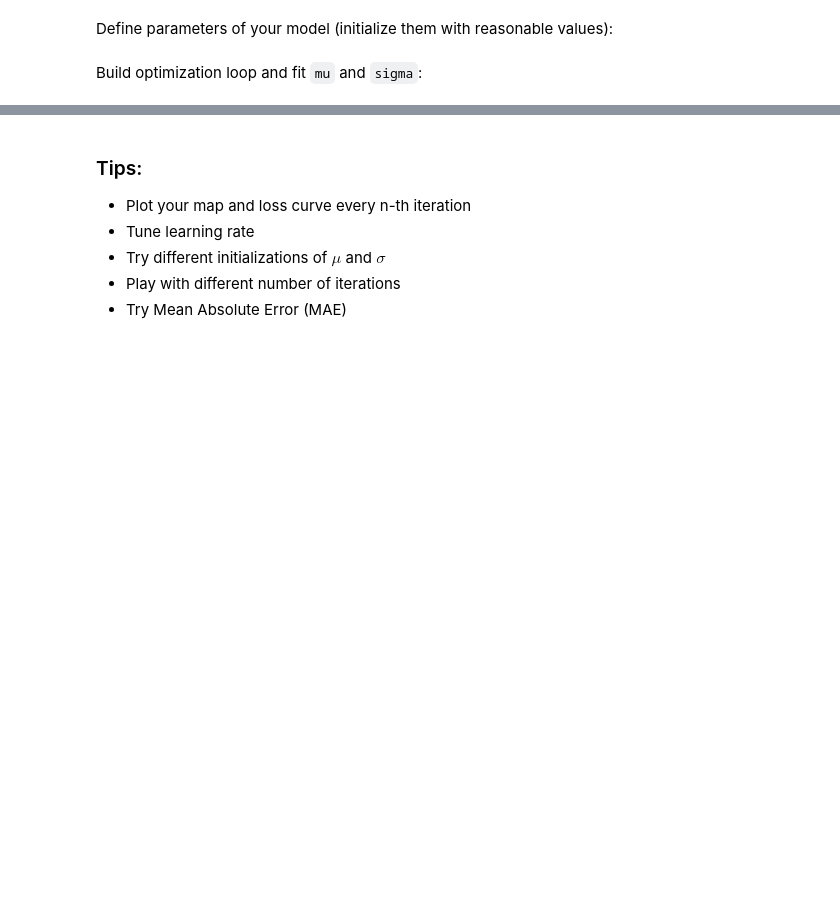
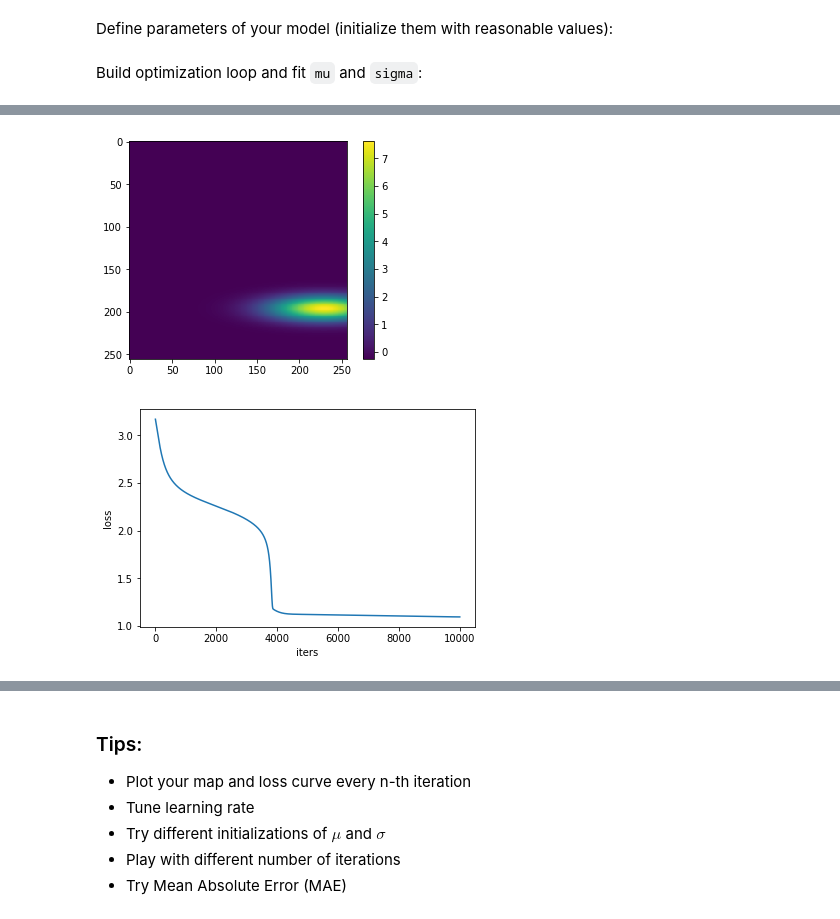
Before and after one commit to ivkonst/learning-deep-learning, a Jupyter notebook: 01_intro/seminar_pytorch_vs_numpy.ipynb, the cells around one changed output, grey strips where cells are left out. Cells and saved outputs as stored; diff of their text form; code cells hidden in the pictures; blank space fills up the shorter version.

```diff
--- a/01_intro/seminar_pytorch_vs_numpy.ipynb
+++ b/01_intro/seminar_pytorch_vs_numpy.ipynb
@@ -656,2 +643,6 @@ sigma = # your code here
+# %%
+mu = torch.tensor([128., 128.], requires_grad=True)
+sigma = torch.tensor([128., 128.], requires_grad=True)
+heatmap_true = torch.from_numpy(earthquake_heatmap)
 # %% [markdown]
 Build optimization loop and fit `mu` and `sigma`:
@@ -659,0 +649,41 @@ Build optimization loop and fit `mu` and `sigma`:
+# %%
+lr = 10.
+n_iters = 10000
+
+losses = []
+
+for i in range(n_iters):
+    # forward pass
+    heatmap = draw_heatmap(mu, sigma, earthquake_heatmap.shape)
+
+    # calculate loss
+    loss = torch.mean((heatmap.sub(heatmap_true)) ** 2)
+    losses.append(loss.item())
+
+    # calculate gradients
+    loss.backward()
+
+    # make gradient step
+    mu.data = mu.data - lr * mu.grad.detach()  # detaching tensor from computational graph
+    sigma.data = sigma.data - lr * sigma.grad.detach()  # detaching tensor from computational graph
+
+    # zero gradients (otherwise they'll accumulate)
+    mu.grad.zero_()
+    sigma.grad.zero_()
+
+    # visualization
+    if i % 100 == 0:
+        clear_output(True)
+
+        print("loss: {:.04}".format(loss.item()))
+
+        # our predictions
+        plt.imshow(heatmap.detach().numpy())
+        plt.colorbar()
+        plt.show()
+
+
+plt.plot(losses)
+plt.xlabel("iters")
+plt.ylabel("loss");
+# %% [output]
@@ -659,0 +691,2 @@ Build optimization loop and fit `mu` and `sigma`:
+[figure, added]
+[figure, added]
```
Also changed, not shown: parts of 9 cells of this notebook.
